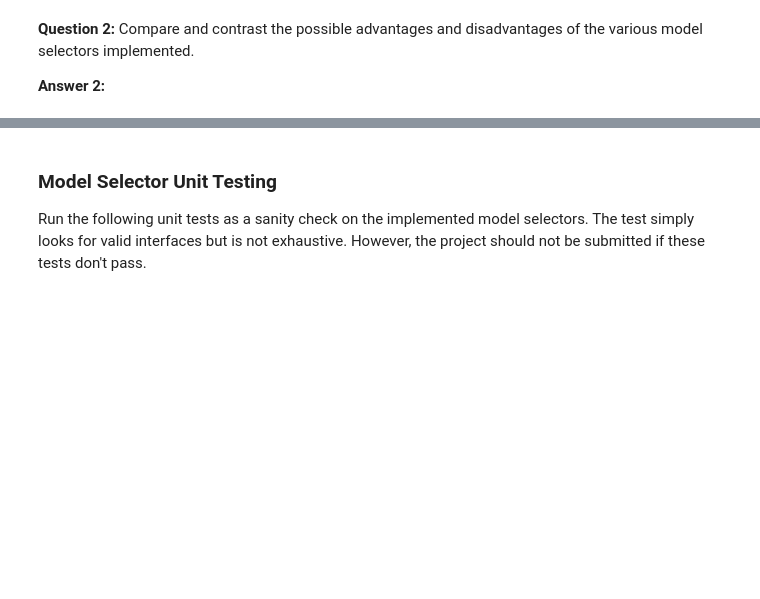
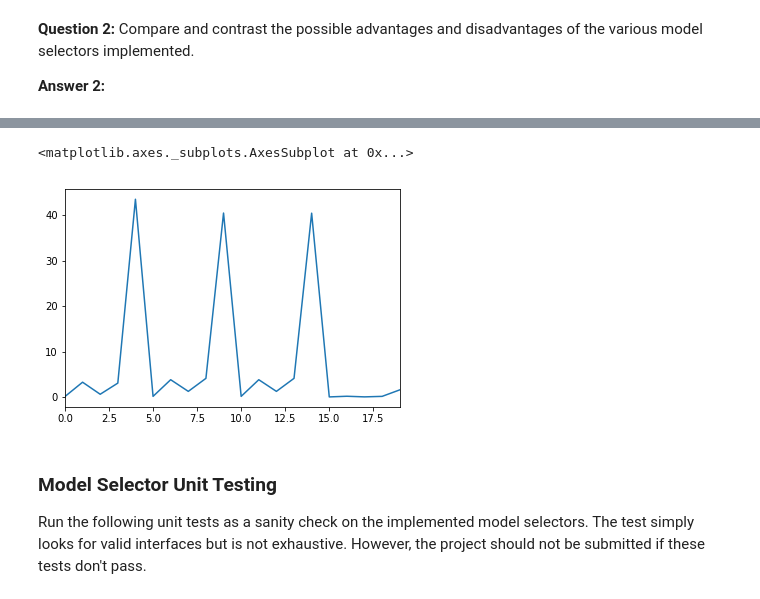
Before and after one commit to ppeiris/AIND-Recognizer, a Jupyter notebook: asl_recognizer.ipynb, the cells around one changed output, grey strips where cells are left out. Cells and saved outputs as stored; diff of their text form; code cells hidden in the pictures; blank space fills up the shorter version.

```diff
--- a/asl_recognizer.ipynb
+++ b/asl_recognizer.ipynb
@@ -505,6 +505,8 @@ from my_model_selectors import SelectorCV
 from importlib import reload
 import my_model_selectors
 reload(my_model_selectors)
+
+resultsDf = pd.DataFrame(columns=['selector', 'word', 'states', 'time'])
 
 if not training: # training takes sometimes and its not ideal when developing and testing
     training = asl.build_training(features_ground)  # Experiment here with different feature sets defined in part 1
@@ -517,6 +519,8 @@ for word in words_to_train:
     end = timeit.default_timer()-start
     if model is not None:
         print("Training complete for {} with {} states with time {} seconds".format(word, model.n_components, end))
+        row = {'selector': 'SelectorCV', 'word': word, 'states': model.n_components, 'time': end}
+        resultsDf = resultsDf.append(row, ignore_index=True)
     else:
         print("Training failed for {}".format(word))
 # %% [output]
@@ -543,6 +547,8 @@ for word in words_to_train:
     end = timeit.default_timer()-start
     if model is not None:
         print("Training complete for {} with {} states with time {} seconds".format(word, model.n_components, end))
+        row = {'selector': 'SelectorBIC', 'word': word, 'states': model.n_components, 'time': end}
+        resultsDf = resultsDf.append(row, ignore_index=True)
     else:
         print("Training failed for {}".format(word))
 # %% [output]
@@ -570,6 +576,8 @@ for word in words_to_train:
     end = timeit.default_timer()-start
     if model is not None:
         print("Training complete for {} with {} states with time {} seconds".format(word, model.n_components, end))
+        row = {'selector': 'SelectorDIC', 'word': word, 'states': model.n_components, 'time': end}
+        resultsDf = resultsDf.append(row, ignore_index=True)
     else:
         print("Training failed for {}".format(word))
 # %% [output]
@@ -585,3 +613,8 @@ Training complete for JOHN with 3 states with time 1.5943161479663104 seconds
+# %%
+resultsDf['time'].plot()
+# %% [output]
+<matplotlib.axes._subplots.AxesSubplot at 0x...>
+[figure, added]
 # %% [markdown]
 <a id='part2_test'></a>
 ### Model Selector Unit Testing
```
Also changed, not shown: parts of 4 cells of this notebook.
